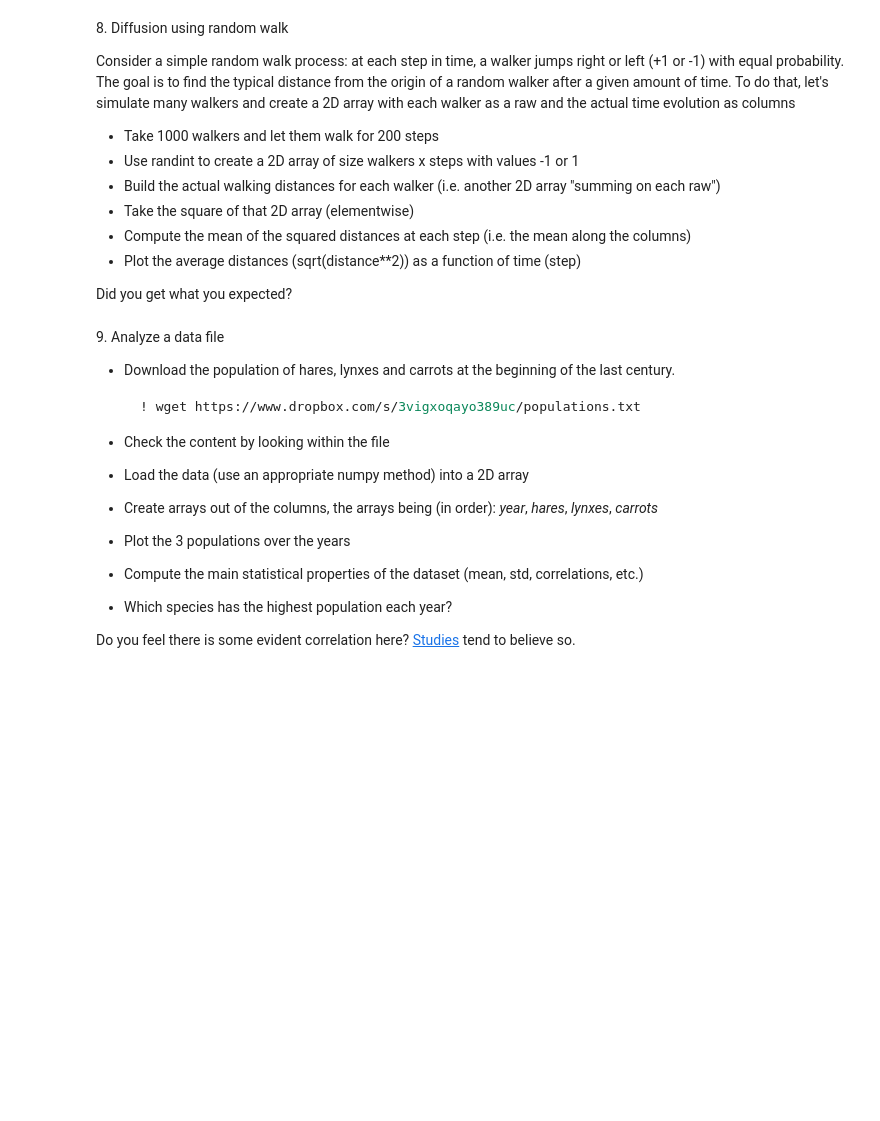
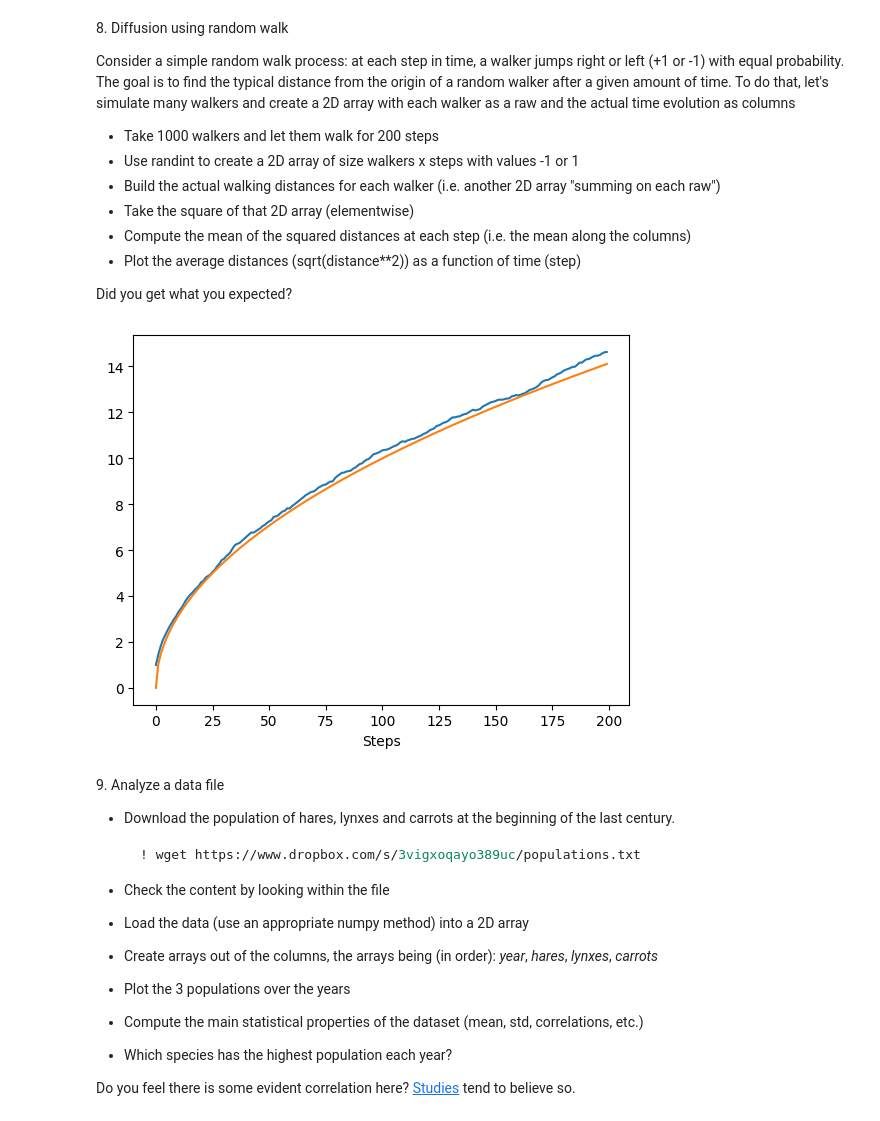
Before and after one commit to edoardo-damore/LaboratoryOfComputationalPhysics_Y7, a Jupyter notebook: 04ex_Numpy.ipynb, the cells around one changed output. Saved outputs shown, nothing was run; the diff lists cells and outputs as text; code cells hidden in the pictures; blank space fills up the shorter version.

```diff
--- a/04ex_Numpy.ipynb
+++ b/04ex_Numpy.ipynb
@@ -67,6 +234,25 @@ To do that, let's simulate many walkers and create a 2D array with each walker a
   * Plot the average distances (sqrt(distance\*\*2)) as a function of time (step)
 
 Did you get what you expected?
+# %%
+n = 1000
+steps = 200
+
+walkers = np.random.randint(0, 2, size=(n, steps)) * 2 - 1
+distance = np.cumsum(walkers, axis=1)
+squared_distance = np.pow(distance, 2)
+mean_squared_distance = np.mean(squared_distance, axis=0)
+
+fig, ax = plt.subplots()
+
+ax.plot(np.sqrt(mean_squared_distance))
+ax.plot(np.sqrt(np.arange(steps)))
+
+ax.set_xlabel("Steps")
+
+plt.show()
+# %% [output]
+[figure, added]
 # %% [markdown]
 9\. Analyze a data file
   * Download the population of hares, lynxes and carrots at the beginning of the last century.
```
Also changed, not shown: parts of 9 cells of this notebook, 1 other file.
